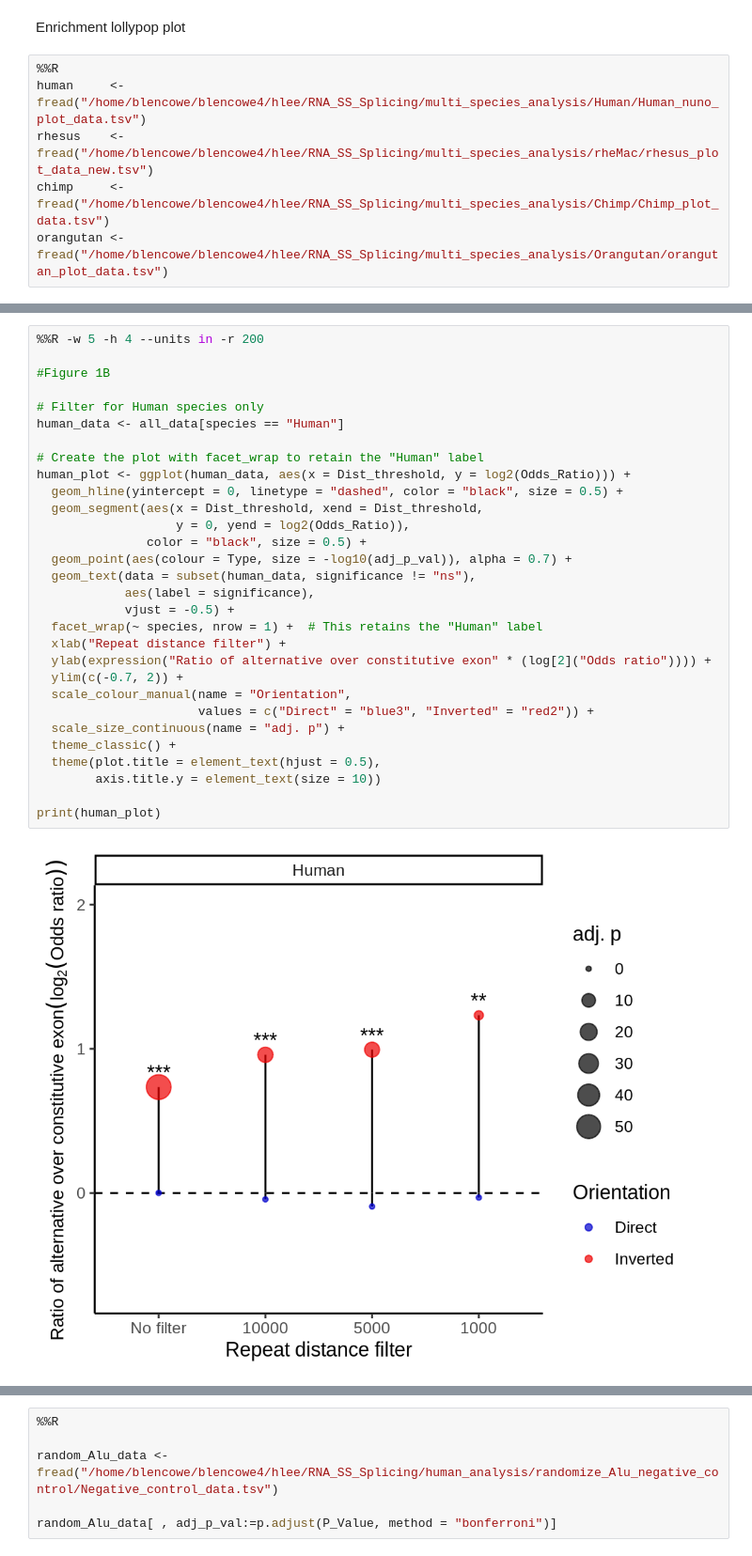
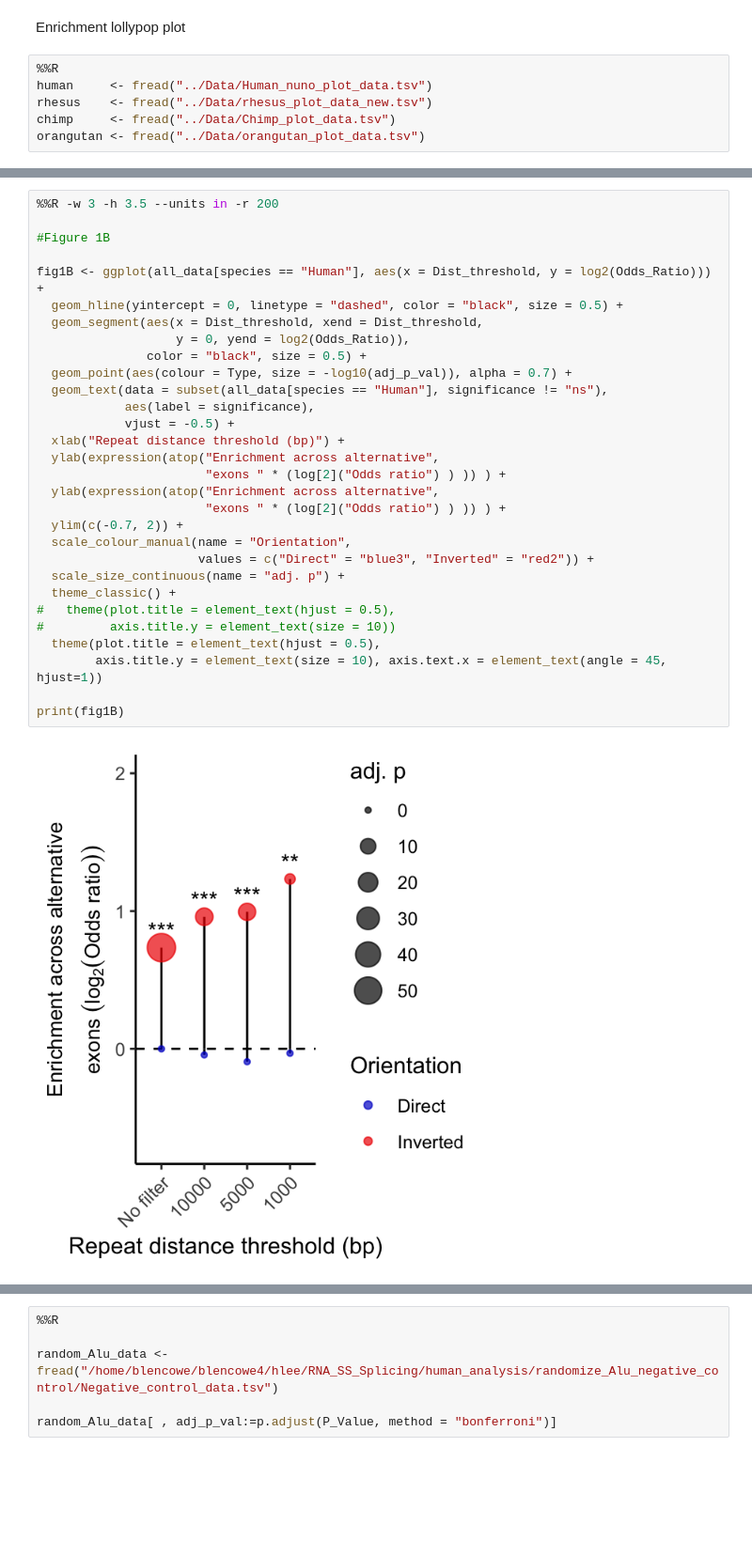
Before and after one commit to Hyunbeen-Lee/RNA_Alu_paper_figure, a Jupyter notebook: Notebooks/figure_1.ipynb, the cells around one changed output, grey strips where cells are left out. Shown: that part at 94% size. Cells and saved outputs as stored; diff of their text form; blank space fills up the shorter version.

Commit message:
visual upgrades

```diff
--- a/Notebooks/figure_1.ipynb
+++ b/Notebooks/figure_1.ipynb
@@ -54,10 +54,10 @@ R[write to console]: The following objects are masked from ‘package:dplyr’:
 Enrichment lollypop plot
 # %%
 %%R
-human     <- fread("/home/blencowe/blencowe4/hlee/RNA_SS_Splicing/multi_species_analysis/Human/Human_nuno_plot_data.tsv")
-rhesus    <- fread("/home/blencowe/blencowe4/hlee/RNA_SS_Splicing/multi_species_analysis/rheMac/rhesus_plot_data_new.tsv")
-chimp     <- fread("/home/blencowe/blencowe4/hlee/RNA_SS_Splicing/multi_species_analysis/Chimp/Chimp_plot_data.tsv")
-orangutan <- fread("/home/blencowe/blencowe4/hlee/RNA_SS_Splicing/multi_species_analysis/Orangutan/orangutan_plot_data.tsv")
+human     <- fread("../Data/Human_nuno_plot_data.tsv")
+rhesus    <- fread("../Data/rhesus_plot_data_new.tsv")
+chimp     <- fread("../Data/Chimp_plot_data.tsv")
+orangutan <- fread("../Data/orangutan_plot_data.tsv")
 # %%
 %%R -w 9 -h 4 --units in -r 200
 
@@ -109,32 +109,32 @@ print(multi_species_plot)
 # %%
-%%R -w 5 -h 4 --units in -r 200
+%%R -w 3 -h 3.5 --units in -r 200
 
 #Figure 1B
 
-# Filter for Human species only
-human_data <- all_data[species == "Human"]
-
-# Create the plot with facet_wrap to retain the "Human" label
-human_plot <- ggplot(human_data, aes(x = Dist_threshold, y = log2(Odds_Ratio))) +
+fig1B <- ggplot(all_data[species == "Human"], aes(x = Dist_threshold, y = log2(Odds_Ratio))) +
   geom_hline(yintercept = 0, linetype = "dashed", color = "black", size = 0.5) +
   geom_segment(aes(x = Dist_threshold, xend = Dist_threshold,
                    y = 0, yend = log2(Odds_Ratio)),
                color = "black", size = 0.5) +
   geom_point(aes(colour = Type, size = -log10(adj_p_val)), alpha = 0.7) +
-  geom_text(data = subset(human_data, significance != "ns"),
+  geom_text(data = subset(all_data[species == "Human"], significance != "ns"),
             aes(label = significance),
             vjust = -0.5) +
-  facet_wrap(~ species, nrow = 1) +  # This retains the "Human" label
-  xlab("Repeat distance filter") +
-  ylab(expression("Ratio of alternative over constitutive exon" * (log[2]("Odds ratio")))) +
+  xlab("Repeat distance threshold (bp)") +
+  ylab(expression(atop("Enrichment across alternative",
+                       "exons " * (log[2]("Odds ratio") ) )) ) +
+  ylab(expression(atop("Enrichment across alternative",
+                       "exons " * (log[2]("Odds ratio") ) )) ) +
   ylim(c(-0.7, 2)) +
   scale_colour_manual(name = "Orientation",
                       values = c("Direct" = "blue3", "Inverted" = "red2")) +
   scale_size_continuous(name = "adj. p") +
   theme_classic() +
+#   theme(plot.title = element_text(hjust = 0.5),
+#         axis.title.y = element_text(size = 10))
   theme(plot.title = element_text(hjust = 0.5),
-        axis.title.y = element_text(size = 10))
+        axis.title.y = element_text(size = 10), axis.text.x = element_text(angle = 45, hjust=1))
 
-print(human_plot)
+print(fig1B)
 # %% [output]
-[figure, old version]
+[figure, new version]
```
Also changed, not shown: parts of 11 cells of this notebook.
